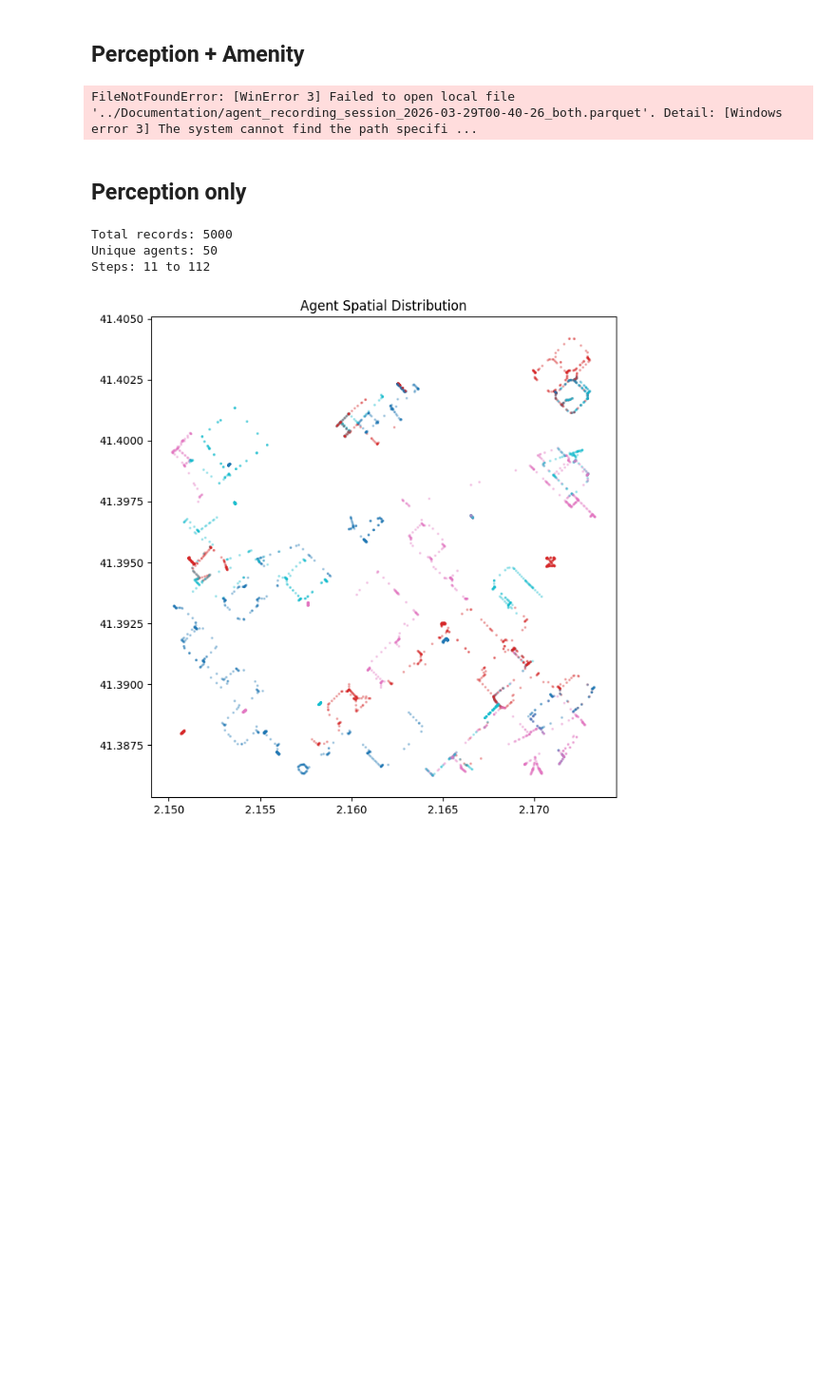
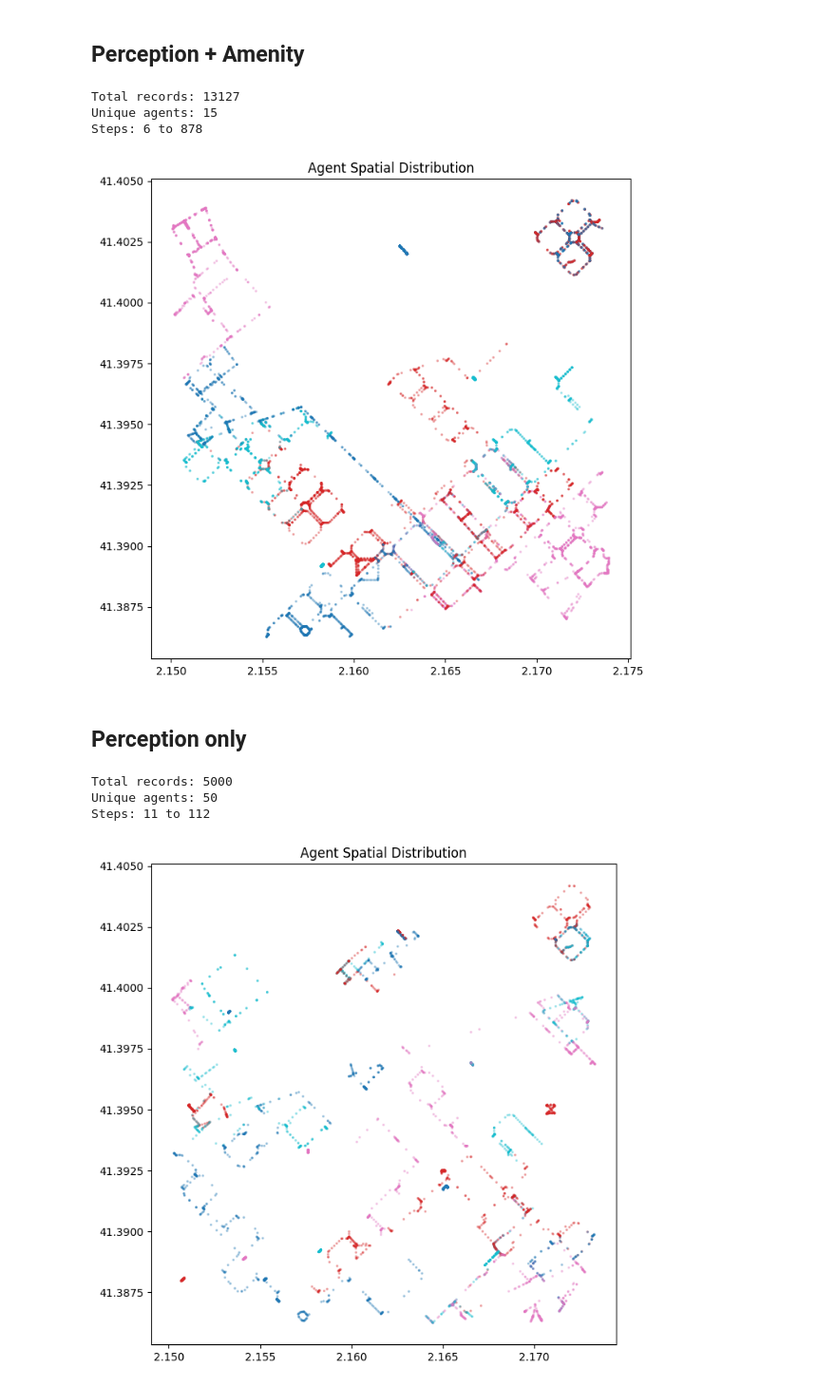
Before and after one commit to sahilyousafp/LLM-based-UrbanABM, a Jupyter notebook: Documentation/Test_Scripts/analyse movement.ipynb, the cells around one changed output. Shown at 95% size. Saved outputs shown, nothing was run; the diff lists cells and outputs as text; code cells hidden in the pictures; blank space fills up the shorter version.

```diff
--- a/Documentation/Test_Scripts/analyse movement.ipynb
+++ b/Documentation/Test_Scripts/analyse movement.ipynb
@@ -6,39 +6,42 @@ import pandas as pd
 import json
 
 # Load GeoParquet file
-gdf = gpd.read_parquet(r"..\Documentation\agent_recording_session_2026-03-29T00-40-26_both.parquet")
+gdf = gpd.read_parquet(r"D:\IaaC\2ND_YEAR\THESIS\LLM_Based_UrbanABM\Documentation\agent_recording_session_2026-03-29T07-14-59_both.parquet")
 
 # Basic statistics
 print(f"Total records: {len(gdf)}")
 print(f"Unique agents: {gdf['agent_id'].nunique()}")
 print(f"Steps: {gdf['step'].min()} to {gdf['step'].max()}")
 
 # Parse JSON columns
 gdf['needs'] = gdf['needs_json'].apply(json.loads)
 gdf['cognition'] = gdf['cognition_state_json'].apply(json.loads)
 
 # Extract needs into separate columns
 gdf['hunger'] = gdf['needs'].apply(lambda x: x.get('hunger', 0))
 gdf['energy'] = gdf['needs'].apply(lambda x: x.get('energy', 0))
 gdf['social'] = gdf['needs'].apply(lambda x: x.get('social', 0))
 
 # Filter by archetype
 residents = gdf[gdf['archetype'] == 'resident']
 tourists = gdf[gdf['archetype'] == 'tourist']
 
 # Spatial analysis: create trajectory for each agent
 trajectories = gdf.dissolve(by='agent_id', as_index=False)
 
 # Visualize agent density
 from shapely.geometry import Point
 import matplotlib.pyplot as plt
 
 fig, ax = plt.subplots(figsize=(12, 8))
 gdf.plot(ax=ax, markersize=2, alpha=0.3, column='archetype', categorical=True)
 plt.title("Agent Spatial Distribution")
 plt.show()
 # %% [output]
-FileNotFoundError: [WinError 3] Failed to open local file '../Documentation/agent_recording_session_2026-03-29T00-40-26_both.parquet'. Detail: [Windows error 3] The system cannot find the path specifi ...
+Total records: 13127
+Unique agents: 15
+Steps: 6 to 878
+[figure, added]
 # %% [markdown]
 ## Perception only
 # %%
```
Also changed, not shown: 31 other files.
